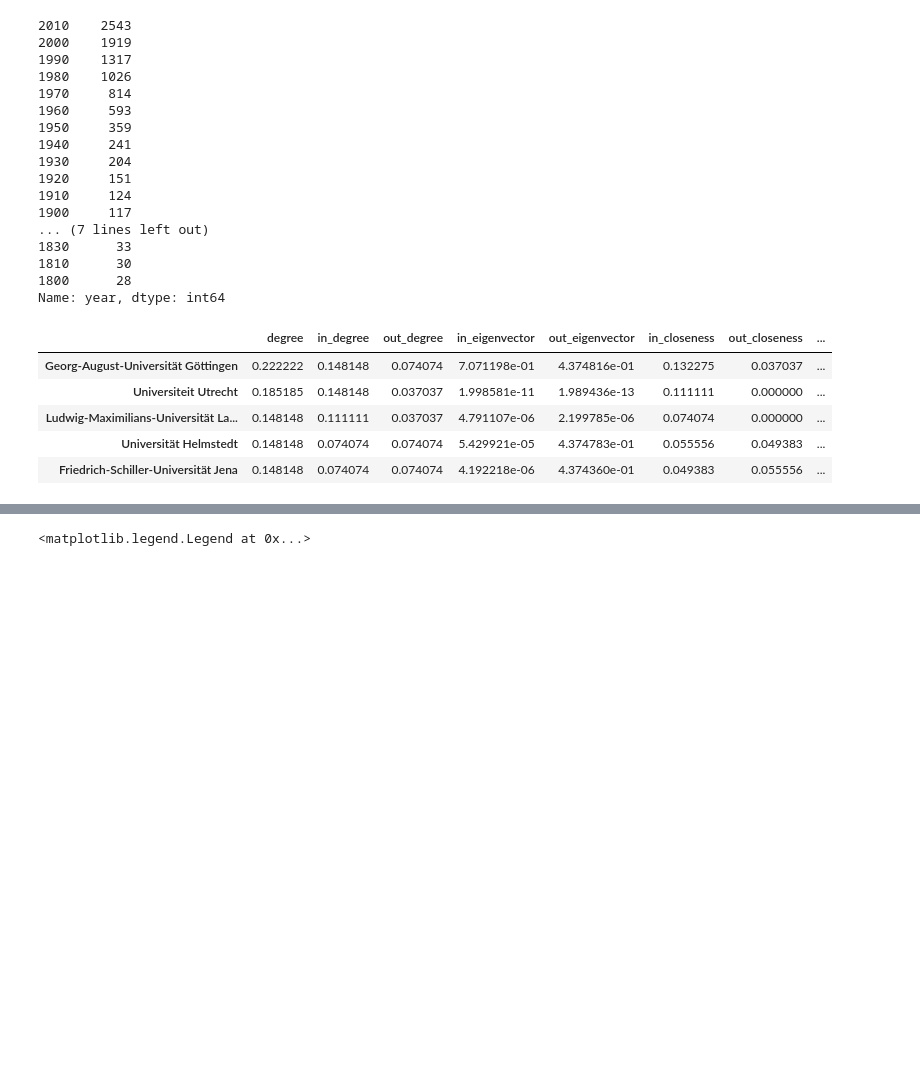
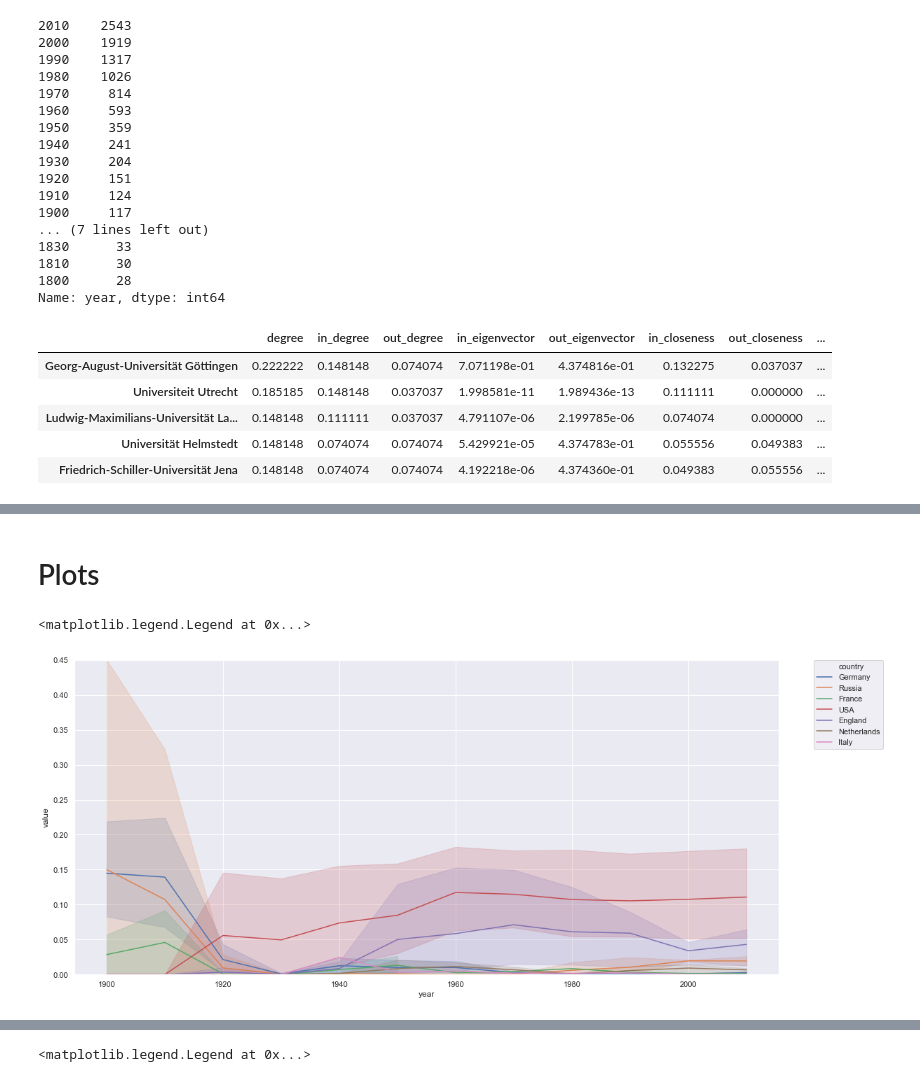
Before and after one commit to chansooligans/math_geneology, a Jupyter notebook: code/network_x_schools.ipynb, the cells around one changed output, grey strips where cells are left out. Drawn from its saved outputs; the diff is of its cells as text; code cells hidden in the pictures; blank space fills up the shorter version.

```diff
--- a/code/network_x_schools.ipynb
+++ b/code/network_x_schools.ipynb
@@ -299 +315,10 @@ def line_plot_schools(df_centralities, centrality_measure, n, school=None):
+# %% [markdown]
+# Plots
+# %%
+line_plot_schools(df_centralities.query('year > 1890'), 'out_eigenvector', 30, country = True)
+plt.ylim(0, 0.45)
+plt.legend(bbox_to_anchor=(1.05, 1), loc=2, borderaxespad=0.)
+# %% [output]
+<matplotlib.legend.Legend at 0x...>
+[figure, added]
 # %%
```
Also changed, not shown: parts of 14 cells of this notebook, 5 other files.
